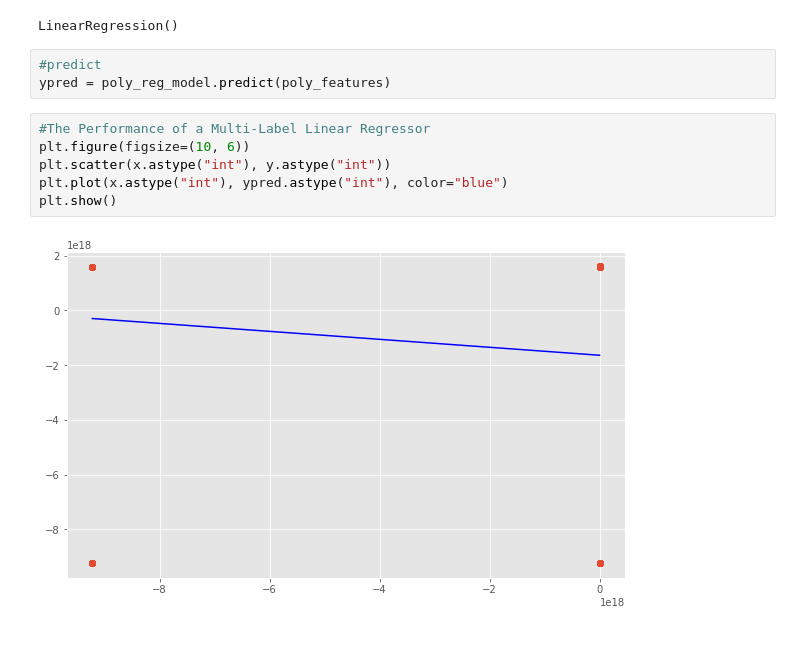
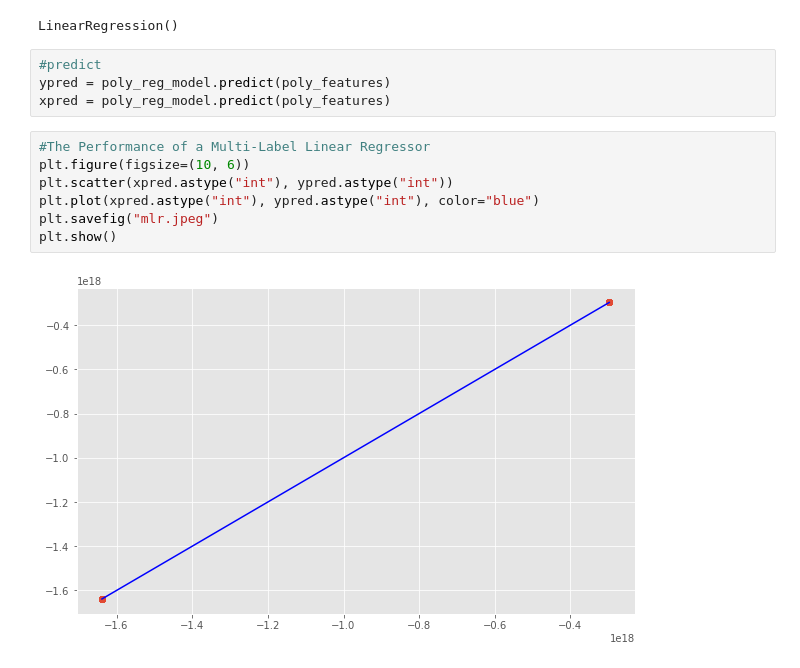
Before and after one commit to cyberanalyst268/Data-Science-and-Decision-Making, a Jupyter notebook: Agrotech-project.ipynb, the cells around one changed output. Cells and saved outputs as stored; diff of their text form.

```diff
--- a/Agrotech-project.ipynb
+++ b/Agrotech-project.ipynb
@@ -316,11 +316,13 @@ LinearRegression()
 # %%
 #predict
 ypred = poly_reg_model.predict(poly_features)
+xpred = poly_reg_model.predict(poly_features)
 # %%
 #The Performance of a Multi-Label Linear Regressor
 plt.figure(figsize=(10, 6))
-plt.scatter(x.astype("int"), y.astype("int"))
-plt.plot(x.astype("int"), ypred.astype("int"), color="blue")
+plt.scatter(xpred.astype("int"), ypred.astype("int"))
+plt.plot(xpred.astype("int"), ypred.astype("int"), color="blue")
+plt.savefig("mlr.jpeg")
 plt.show()
 # %% [output]
-[figure, old version]
+[figure, new version]
```
